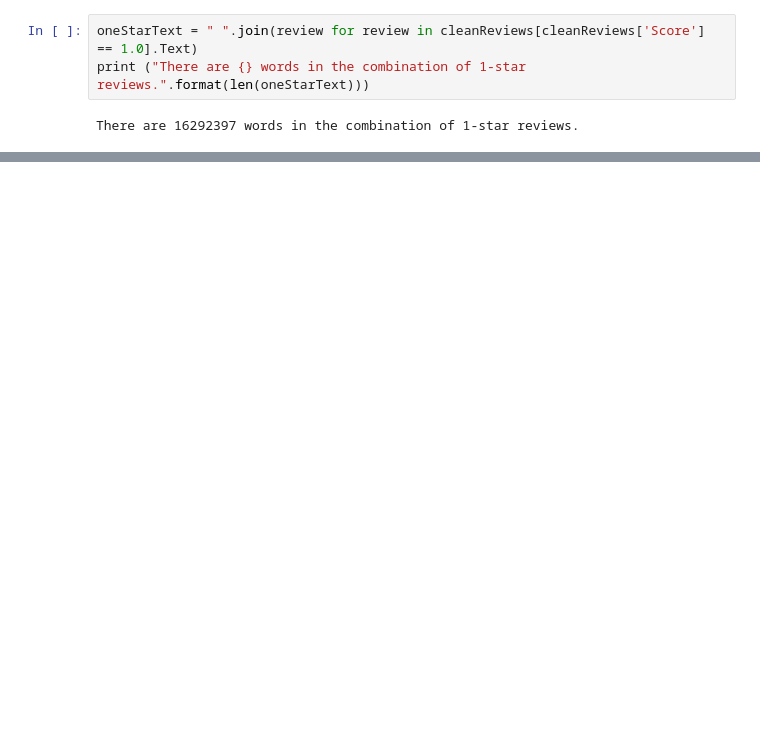
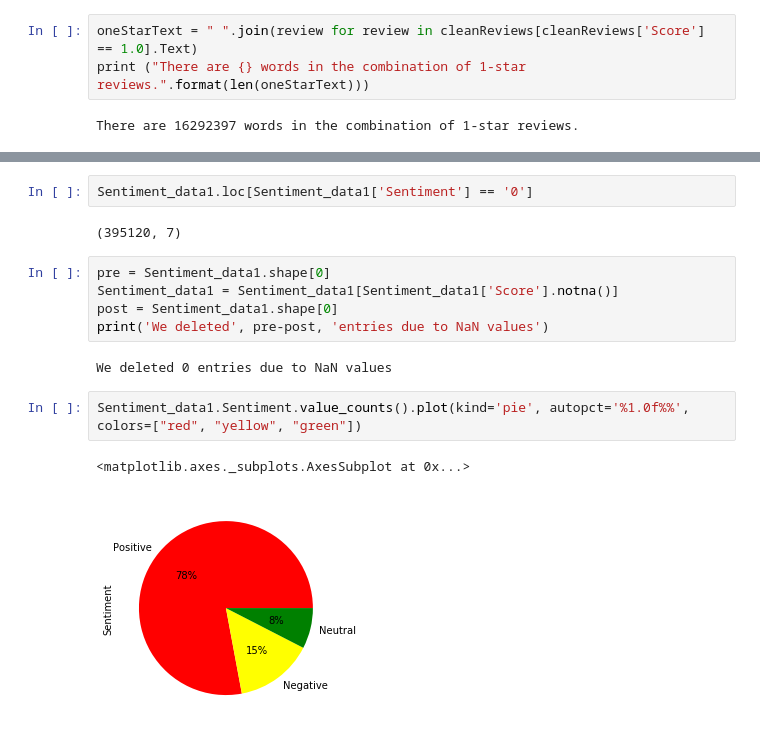
Before and after one commit to MintMin/AmazonReviewsAnalysis, a Jupyter notebook: Nic/Week 1 Nic's Exploratory Analysis.ipynb, the cells around one changed output, grey strips where cells are left out. Saved outputs shown, nothing was run; the diff lists cells and outputs as text; blank space fills up the shorter version.

```diff
--- a/Nic/Week 1 Nic's Exploratory Analysis.ipynb
+++ b/Nic/Week 1 Nic's Exploratory Analysis.ipynb
@@ -681,0 +776,16 @@ plt.show()
+# %%
+Sentiment_data1.loc[Sentiment_data1['Sentiment'] == '0']
+# %% [output]
+(395120, 7)
+# %%
+pre = Sentiment_data1.shape[0]
+Sentiment_data1 = Sentiment_data1[Sentiment_data1['Score'].notna()]
+post = Sentiment_data1.shape[0]
+print('We deleted', pre-post, 'entries due to NaN values')
+# %% [output]
+We deleted 0 entries due to NaN values
+# %%
+Sentiment_data1.Sentiment.value_counts().plot(kind='pie', autopct='%1.0f%%', colors=["red", "yellow", "green"])
+# %% [output]
+<matplotlib.axes._subplots.AxesSubplot at 0x...>
+[figure, added]
```
Also changed, not shown: parts of 27 cells of this notebook.
